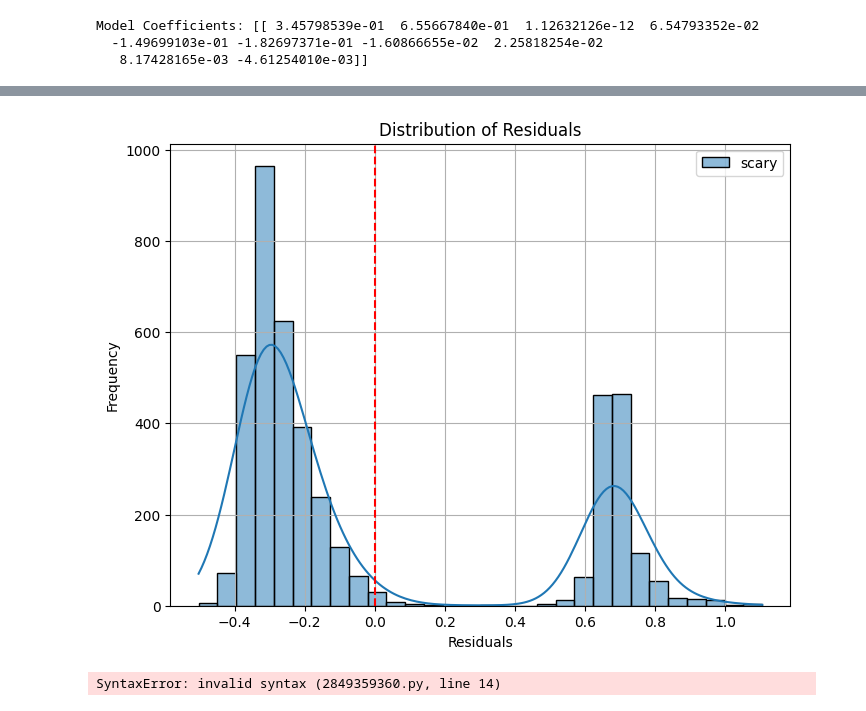
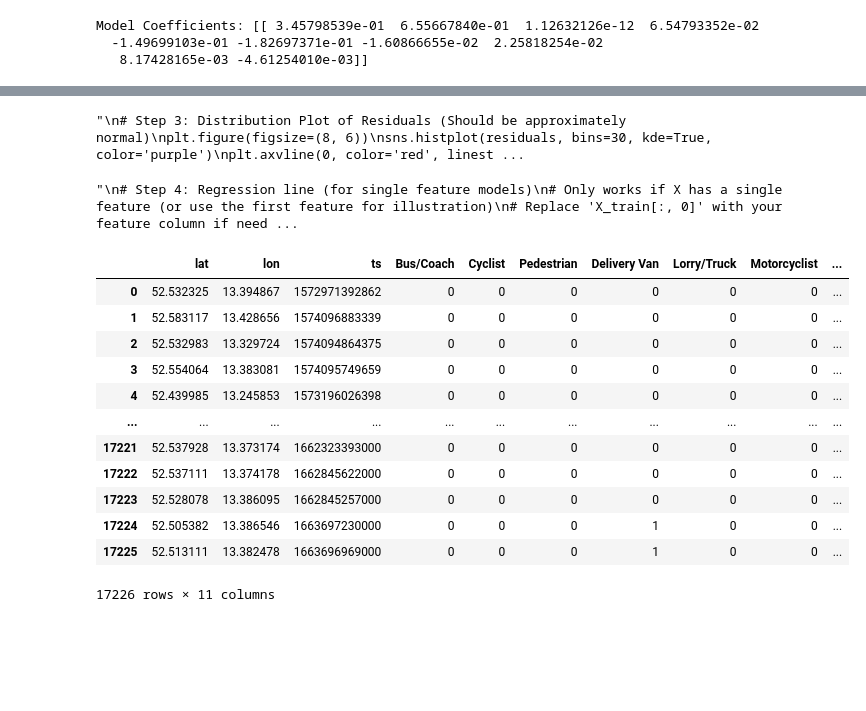
Before and after one commit to Piriyangah/IKT_Fahrradunfaelle, a Jupyter notebook: Mtest/test.ipynb, the cells around one changed output, grey strips where cells are left out. Drawn from its saved outputs; the diff is of its cells as text; code cells hidden in the pictures; blank space fills up the shorter version.

```diff
--- a/Mtest/test.ipynb
+++ b/Mtest/test.ipynb
@@ -166,5 +187,6 @@ plt.show()
 # %%
 
+"""
 # Step 3: Distribution Plot of Residuals (Should be approximately normal)
 plt.figure(figsize=(8, 6))
 sns.histplot(residuals, bins=30, kde=True, color='purple')
@@ -174,9 +196,11 @@ plt.ylabel('Frequency')
 plt.title('Distribution of Residuals')
 plt.grid(True)
 plt.show()
+"""
 # %% [output]
-[figure, removed]
+"\n# Step 3: Distribution Plot of Residuals (Should be approximately normal)\nplt.figure(figsize=(8, 6))\nsns.histplot(residuals, bins=30, kde=True, color='purple')\nplt.axvline(0, color='red', linest ...
 # %%
+"""
 # Step 4: Regression line (for single feature models)
 # Only works if X has a single feature (or use the first feature for illustration)
 # Replace 'X_train[:, 0]' with your feature column if needed.
@@ -191,5 +215,6 @@ if X_train.shape[1] == 1:
     plt.grid(True)
     plt.show()
 Explanation of Each Plot:
+"""
 # %% [output]
-SyntaxError: invalid syntax (2849359360.py, line 14)
+"\n# Step 4: Regression line (for single feature models)\n# Only works if X has a single feature (or use the first feature for illustration)\n# Replace 'X_train[:, 0]' with your feature column if need ...
@@ -195,0 +228,32 @@ SyntaxError: invalid syntax (2849359360.py, line 14)
+# %%
+#rename the column
+
+df_new=df.rename(columns={
+    'pLoc': 'PhoneLocation',
+    'i1': 'Bus/Coach',
+    'i2': 'Cyclist',
+    'i3': 'Pedestrian',
+    'i4': 'Delivery Van',
+    'i5': 'Lorry/Truck',
+    'i6': 'Motorcyclist',
+    'i7': ' Car',
+    'i8': 'Taxi/Cab',
+    'i9': 'Other',
+    'i10': 'Electric Scooter'
+})
+# %%
+df_new
+# %% [output]
+|  | lat | lon | ts | Bus/Coach | Cyclist | Pedestrian | Delivery Van | Lorry/Truck | Motorcyclist | ... |
+| 0 | 52.532325 | 13.394867 | 1572971392862 | 0 | 0 | 0 | 0 | 0 | 0 | ... |
+| 1 | 52.583117 | 13.428656 | 1574096883339 | 0 | 0 | 0 | 0 | 0 | 0 | ... |
+| 2 | 52.532983 | 13.329724 | 1574094864375 | 0 | 0 | 0 | 0 | 0 | 0 | ... |
+| 3 | 52.554064 | 13.383081 | 1574095749659 | 0 | 0 | 0 | 0 | 0 | 0 | ... |
+| 4 | 52.439985 | 13.245853 | 1573196026398 | 0 | 0 | 0 | 0 | 0 | 0 | ... |
+| ... | ... | ... | ... | ... | ... | ... | ... | ... | ... | ... |
+| 17221 | 52.537928 | 13.373174 | 1662323393000 | 0 | 0 | 0 | 0 | 0 | 0 | ... |
+| 17222 | 52.537111 | 13.374178 | 1662845622000 | 0 | 0 | 0 | 0 | 0 | 0 | ... |
+| 17223 | 52.528078 | 13.386095 | 1662845257000 | 0 | 0 | 0 | 0 | 0 | 0 | ... |
+| 17224 | 52.505382 | 13.386546 | 1663697230000 | 0 | 0 | 0 | 1 | 0 | 0 | ... |
+| 17225 | 52.513111 | 13.382478 | 1663696969000 | 0 | 0 | 0 | 1 | 0 | 0 | ... |
+17226 rows × 11 columns
```
Also changed, not shown: parts of 12 cells of this notebook, 27 other files.
